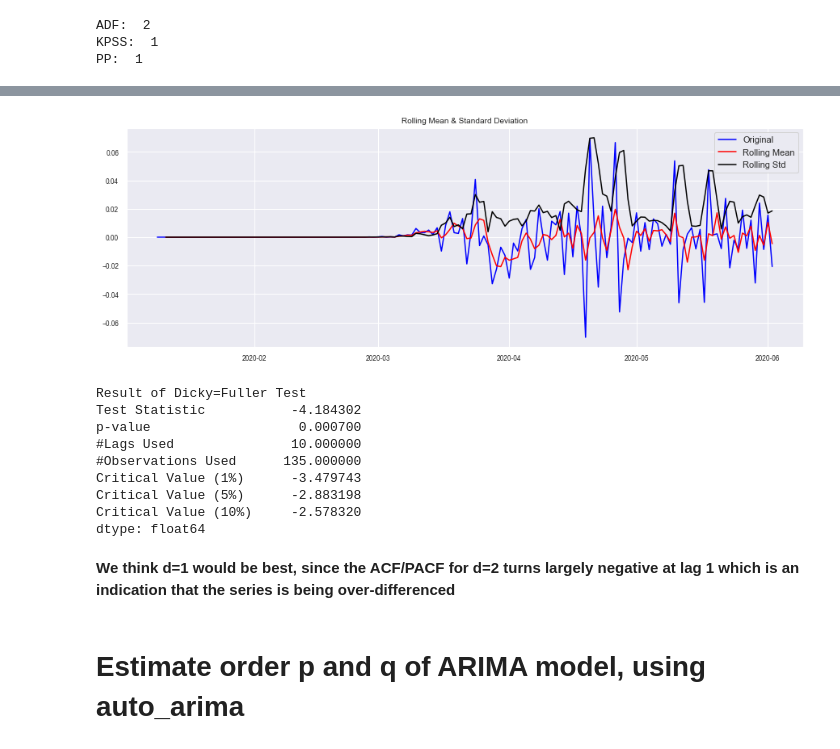
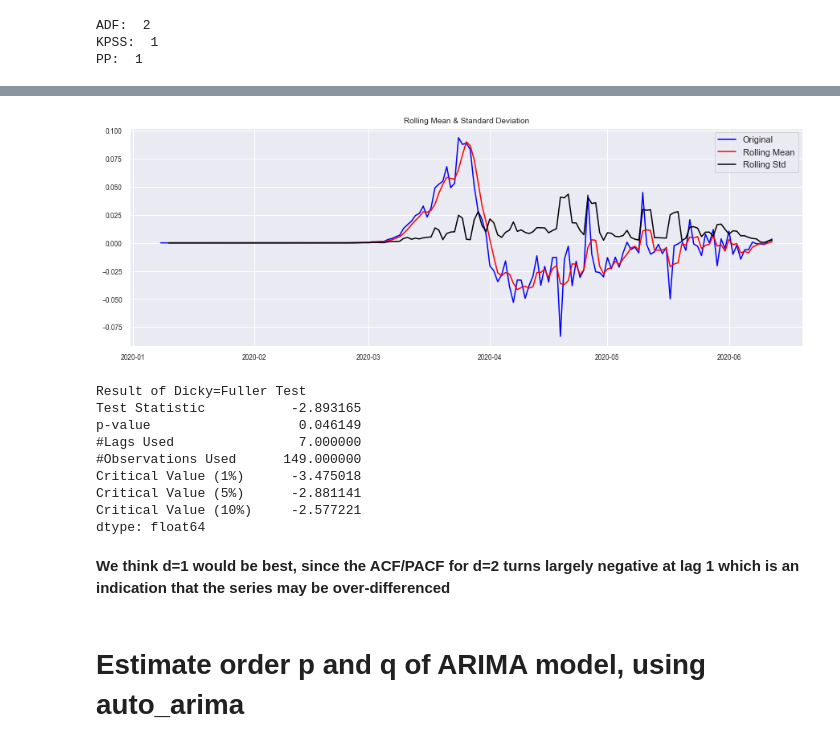
Before and after one commit to martaarozarena/KSchool-Master-Final-Project, a Jupyter notebook: Model_pipeline.ipynb, the cells around one changed output, grey strips where cells are left out. Saved outputs shown, nothing was run; the diff lists cells and outputs as text; code cells hidden in the pictures.

```diff
--- a/Model_pipeline.ipynb
+++ b/Model_pipeline.ipynb
@@ -44,11 +45,11 @@ covid_ctry_varR = covid_ctry_var.rolling(7).mean()
 # %%
 # We now read the exogenous data (for now, from a local file)
 
-exogenous = pd.read_csv('./exogenas.csv', parse_dates=[0], index_col=[0])
+exogenous = pd.read_csv('./data/exogenas.csv', parse_dates=[0], index_col=[0])
 # %%
-# Exogenous data is already filtered by dates. We now need to filter the country:
+# Exogenous data is already filtered by dates. We now need to filter the country and aply 7-day rolling mean:
 
 exogenous_ctry = exogenous.loc[:, exogenous.columns.str.contains(country)]
 
 # We apply the 7-day rolling mean, as in the endogenous data
-exogenous_ctryR = exogenous_ctry.rolling(7).mean()
+exogenous_ctryR = exogenous_ctry.rolling(7).mean().dropna()
@@ -91,8 +79,8 @@ array([           nan,            nan,            nan,            nan,
 # %%
 sc_out = MinMaxScaler(feature_range=(0, 1))
-scaler_output = sc_out.fit_transform(covid_ctry_varR.values.reshape(-1,1))
-scaler_output  = pd.Series(scaler_output.flatten(), index=covid_ctry_varR.index, name=covid_ctry_varR.name)
-y = scaler_output
+scaled_output = sc_out.fit_transform(covid_ctry_varR.values.reshape(-1,1))
+scaled_output  = pd.Series(scaled_output.flatten(), index=covid_ctry_varR.index, name=covid_ctry_varR.name)
+y = scaled_output.resample('D').sum()
 # %%
 print(y.shape, X.shape)
 y.plot()
@@ -105,10 +93,12 @@ X.plot()
 # %% [markdown]
 # Split endogenous and exogenous data into train/test
 # %%
-train_size = int(len(covid_ctry_varR) * 0.85)
+# We are going to use 90% for training, since most of the series is the big curve,
+# and then we have the smaller changes in coronavirus cases towards the end
+train_size = int(len(covid_ctry_varR) * 0.90)
 test_size = len(covid_ctry_varR) - train_size
-X_train, y_train = X[:train_size].dropna(), y[:train_size].dropna()
-X_test, y_test = X[train_size:].dropna(), y[train_size:].dropna()
+X_train, y_train = X[:train_size], y[:train_size]
+X_test, y_test = X[train_size:], y[train_size:]
 # %%
 train_size, test_size
 # %% [output]
@@ -206,20 +172,20 @@ def test_stationarity(timeseries):
         dfoutput['Critical Value (%s)'%key] = value
     print(dfoutput)
 # %%
-test_stationarity(y_train.diff().diff().dropna())
+test_stationarity(y_train.diff().dropna())
 # %% [output]
-[figure, old version]
+[figure, new version]
 Result of Dicky=Fuller Test
-Test Statistic           -4.184302
-p-value                   0.000700
-#Lags Used               10.000000
-#Observations Used      135.000000
-Critical Value (1%)      -3.479743
-Critical Value (5%)      -2.883198
-Critical Value (10%)     -2.578320
+Test Statistic           -2.893165
+p-value                   0.046149
+#Lags Used                7.000000
+#Observations Used      149.000000
+Critical Value (1%)      -3.475018
+Critical Value (5%)      -2.881141
+Critical Value (10%)     -2.577221
 dtype: float64
 # %% [markdown]
-**We think d=1 would be best, since the ACF/PACF for d=2 turns largely negative at lag 1 which is an indication that the series is being over-differenced**
+**We think d=1 would be best, since the ACF/PACF for d=2 turns largely negative at lag 1 which is an indication that the series may be over-differenced**
 # %% [markdown]
 # Estimate order p and q of ARIMA model, using auto_arima
 # %%
```
Also changed, not shown: parts of 32 cells of this notebook.
